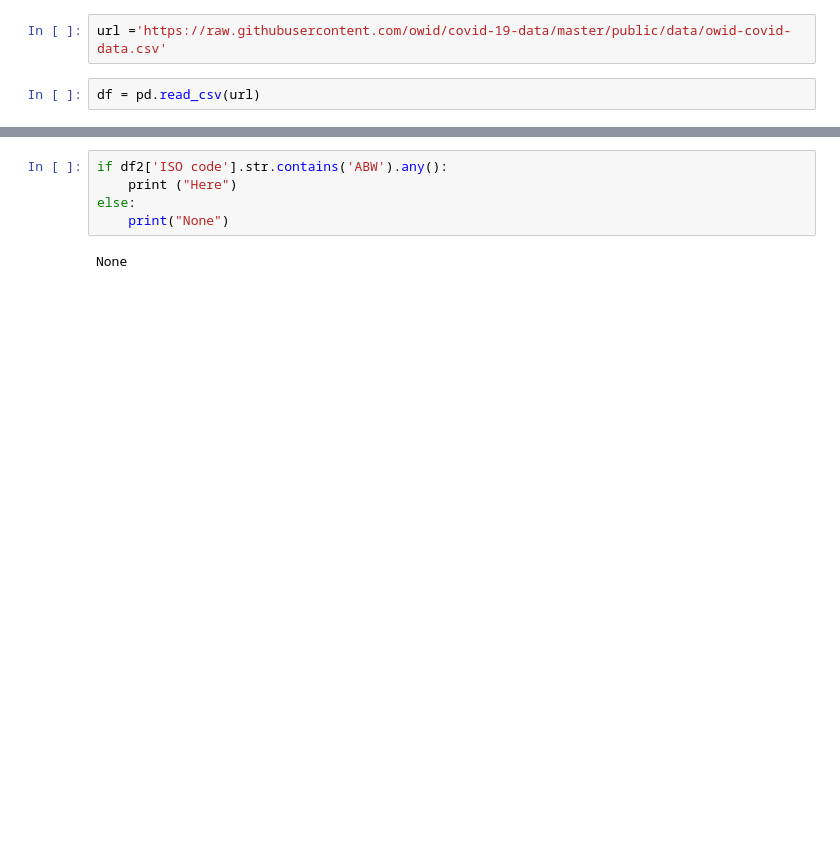
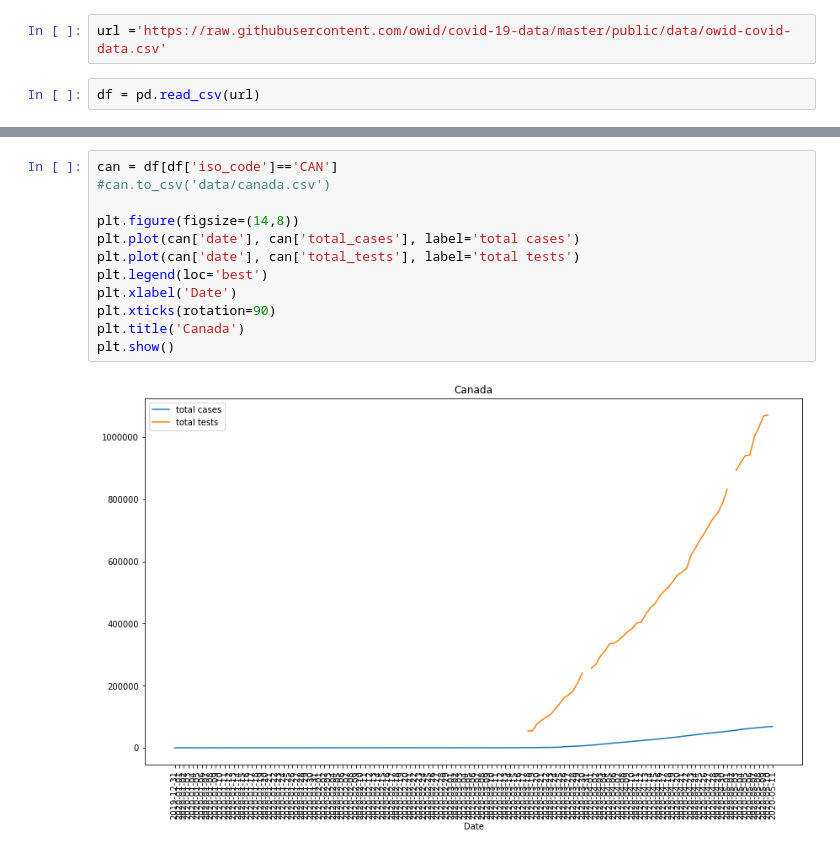
Before and after one commit to adeshkadambi/covid19-testing, a Jupyter notebook: eda.ipynb, the cells around one changed output, grey strips where cells are left out. Drawn from its saved outputs; the diff is of its cells as text; blank space fills up the shorter version.

Commit message:
total case and test graphs

```diff
--- a/eda.ipynb
+++ b/eda.ipynb
@@ -30,7 +18,14 @@ df2.head()
-# %%
-if df2['ISO code'].str.contains('ABW').any():
-    print ("Here")
-else:
-    print("None")
-# %% [output]
-None
+# %%
+can = df[df['iso_code']=='CAN']
+#can.to_csv('data/canada.csv')
+
+plt.figure(figsize=(14,8))
+plt.plot(can['date'], can['total_cases'], label='total cases')
+plt.plot(can['date'], can['total_tests'], label='total tests')
+plt.legend(loc='best')
+plt.xlabel('Date')
+plt.xticks(rotation=90)
+plt.title('Canada')
+plt.show()
+# %% [output]
+[figure, added]
```
Also changed, not shown: parts of 8 cells of this notebook, 2 other files.
